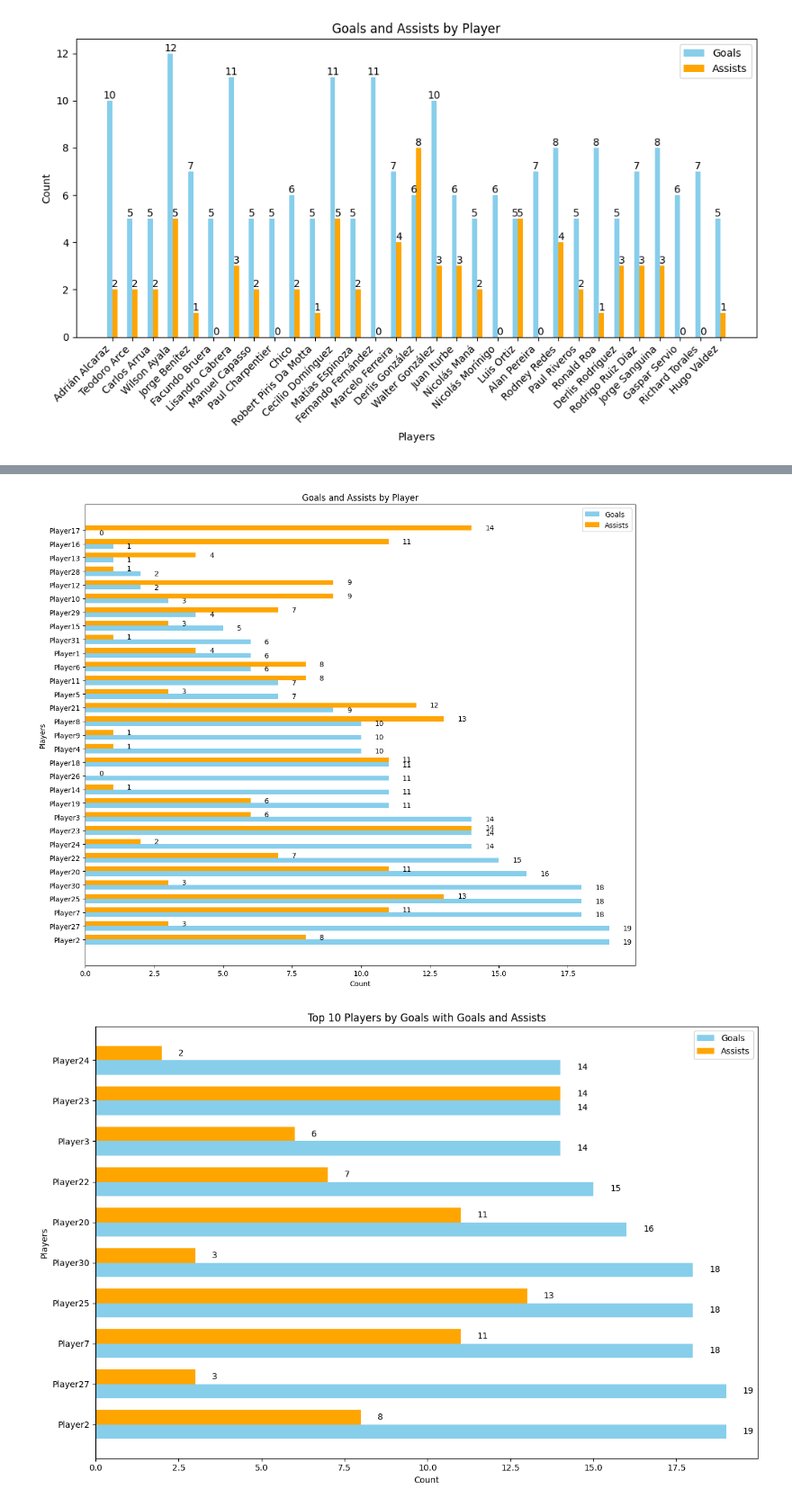
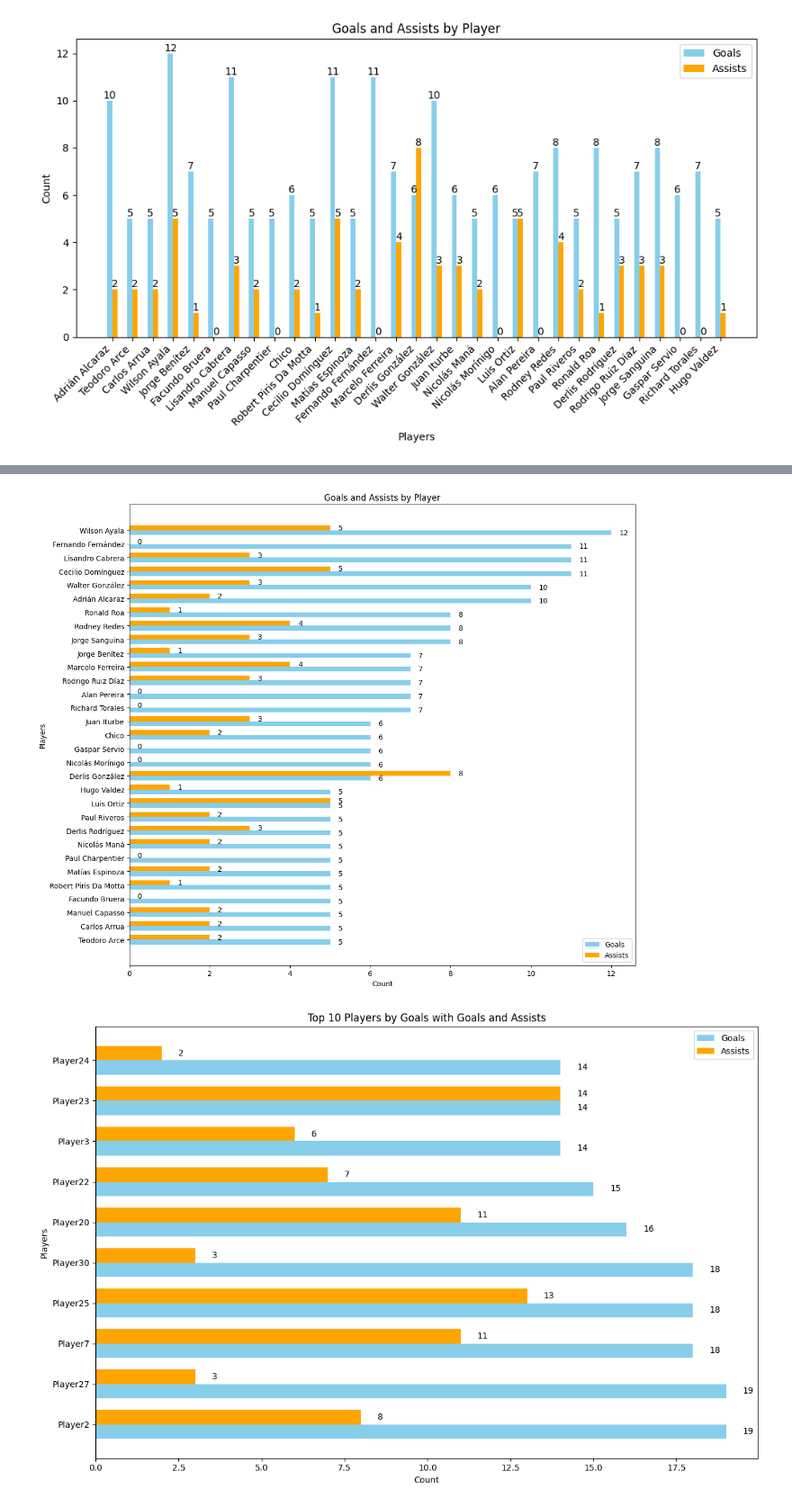
Before and after one commit to axelbol/football-analysis, a Jupyter notebook: twitter_content.ipynb, the cells around one changed output, grey strips where cells are left out. Shown at 90% size. Saved outputs shown, nothing was run; the diff lists cells and outputs as text; code cells hidden in the pictures.

Commit message:
bar chart top 10

```diff
--- a/twitter_content.ipynb
+++ b/twitter_content.ipynb
@@ -290,52 +317,39 @@ plt.show()
 # %%
-import matplotlib.pyplot as plt
-import numpy as np
-import pandas as pd
-
-# Example DataFrame with 31 players
-np.random.seed(42)
-data = {
-    'names': [f'Player{i+1}' for i in range(31)],
-    'goals': np.random.randint(0, 20, 31),
-    'assists': np.random.randint(0, 15, 31)
-}
-df = pd.DataFrame(data)
-
 # Sort by goals (optional)
-df = df.sort_values(by='goals', ascending=False)
+df = df_filter_goals.sort_values(by='goals', ascending=True)
 
 # Bar chart parameters
-y = np.arange(len(df['names']))  # Y-axis positions
+y = np.arange(len(df['player']))  # Y-axis positions
 width = 0.35  # Bar width
 
 # Create the horizontal bar chart
 fig, ax = plt.subplots(figsize=(12, 10))
 bars1 = ax.barh(y - width/2, df['goals'], width, label='Goals', color='skyblue')
-bars2 = ax.barh(y + width/2, df['assists'], width, label='Assists', color='orange')
+bars2 = ax.barh(y + width/2, df['ast'], width, label='Assists', color='orange')
 
 # Add labels, title, and legend
 ax.set_xlabel('Count')
 ax.set_ylabel('Players')
 ax.set_title('Goals and Assists by Player')
 ax.set_yticks(y)
-ax.set_yticklabels(df['names'])
+ax.set_yticklabels(df['player'])
 ax.legend()
 
 # Display values on top of bars
 def add_labels(bars):
     for bar in bars:
         width = bar.get_width()
-        ax.text(width + 0.5, bar.get_y() + bar.get_height()/2, f'{int(width)}',
+        ax.text(width + 0.2, bar.get_y() + bar.get_height()/2, f'{int(width)}',
                 ha='left', va='center')
 
 add_labels(bars1)
 add_labels(bars2)
 
 # Adjust layout for better fit
 plt.tight_layout()
 plt.show()
 # %% [output]
-[figure, old version]
+[figure, new version]
 # %%
 import matplotlib.pyplot as plt
 import numpy as np
```
Also changed, not shown: parts of 6 cells of this notebook.
